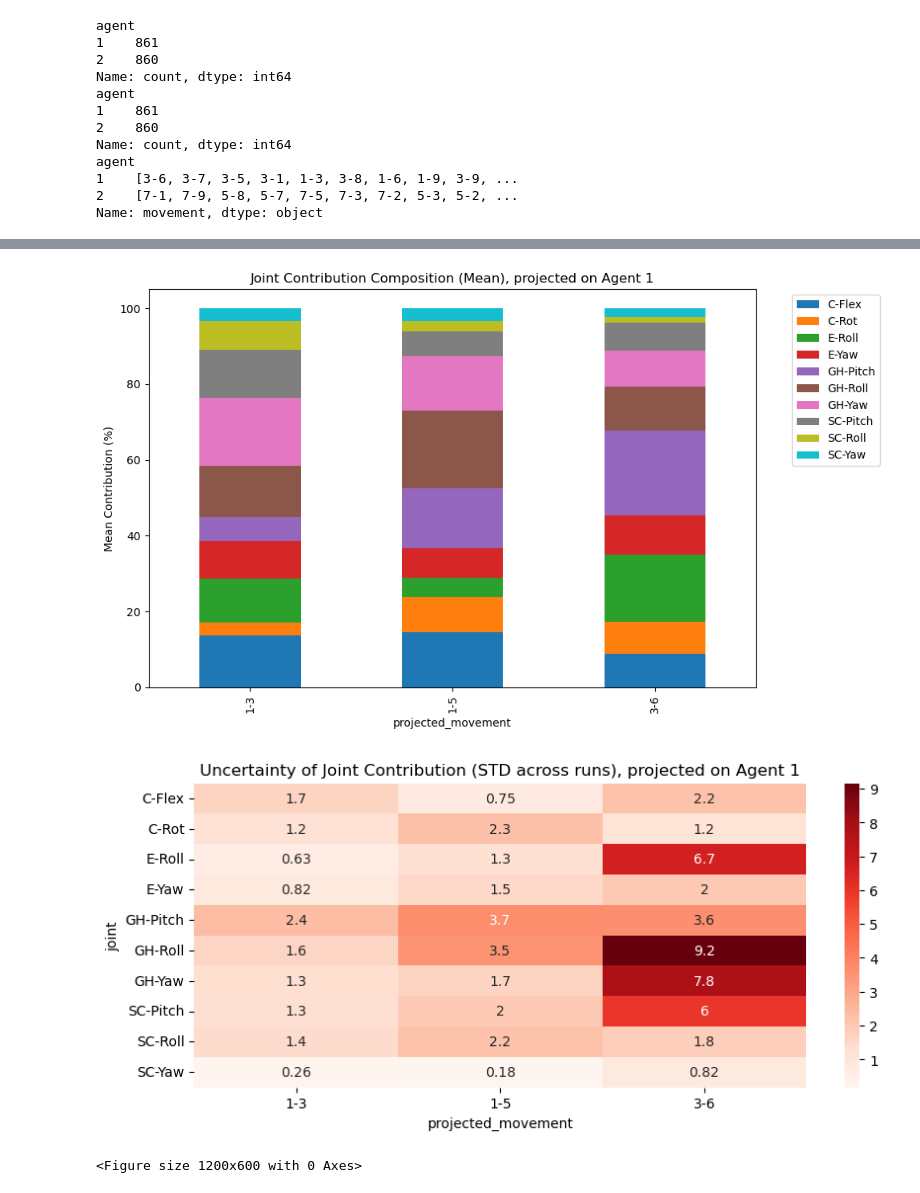
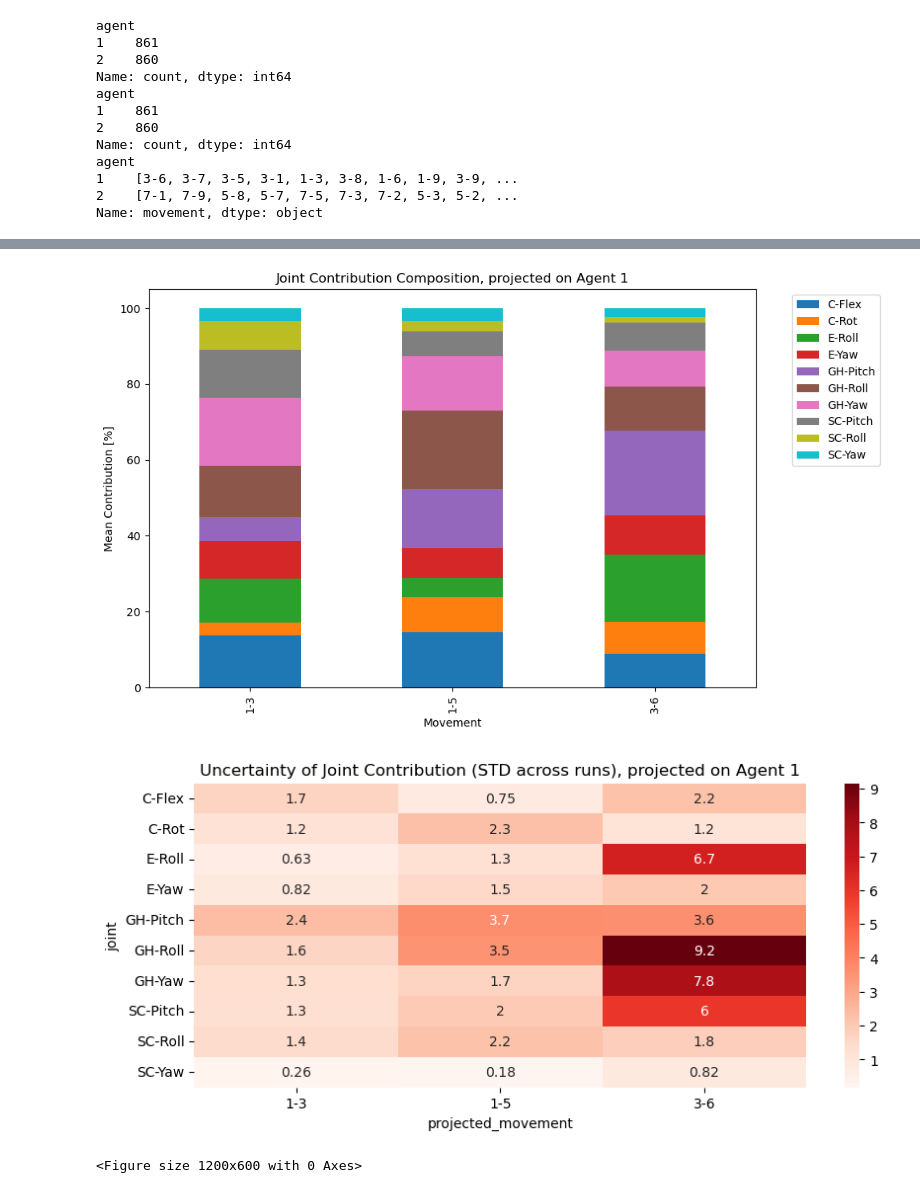
Before and after one commit to bj1110/Masterarbeit, a Jupyter notebook: eval/simdata_eval.ipynb, the cells around one changed output, grey strips where cells are left out. Drawn from its saved outputs; the diff is of its cells as text; code cells hidden in the pictures.

```diff
--- a/eval/simdata_eval.ipynb
+++ b/eval/simdata_eval.ipynb
@@ -44,6 +44,8 @@ for file in data_dir.iterdir():
         "NJS": info.get("NJS"),
         "EE_NJS": info.get("Endeffector_NJS"),
         "Solution_EE_NJS": info.get("Calculated_EE_NJS"),
+        "Angle": info.get("Angle"),
+        "av_dist_to_target": info.get("av_dist_to_target")
     }
 
     traj = data["trajectory"]
@@ -316,36 +319,37 @@ pivot = joint_stats.pivot(
     values="mean"
 )
 
 ax = pivot.plot(
     kind="bar",
     stacked=True,
     figsize=(10,6)
 )
 
-plt.ylabel("Mean Contribution (%)")
-plt.title("Joint Contribution Composition (Mean), projected on Agent 1")
+plt.ylabel("Mean Contribution [%]")
+plt.xlabel("Movement")
+plt.title("Joint Contribution Composition, projected on Agent 1")
 plt.legend(bbox_to_anchor=(1.05, 1), loc="upper left")
 plt.tight_layout()
 plt.show()
 
 err = joint_stats.pivot(
     columns="projected_movement",
     index="joint",
     values="std"
 )
 
 plt.figure(figsize=(10,4))
 
 sns.heatmap(
     err,
     annot=True,
     cmap="Reds"
 )
 
 plt.title("Uncertainty of Joint Contribution (STD across runs), projected on Agent 1")
 plt.show()
 # %% [output]
-[figure, old version]
+[figure, new version]
 [figure]
 # %%
 rows = []
```
Also changed, not shown: parts of 11 cells of this notebook.
